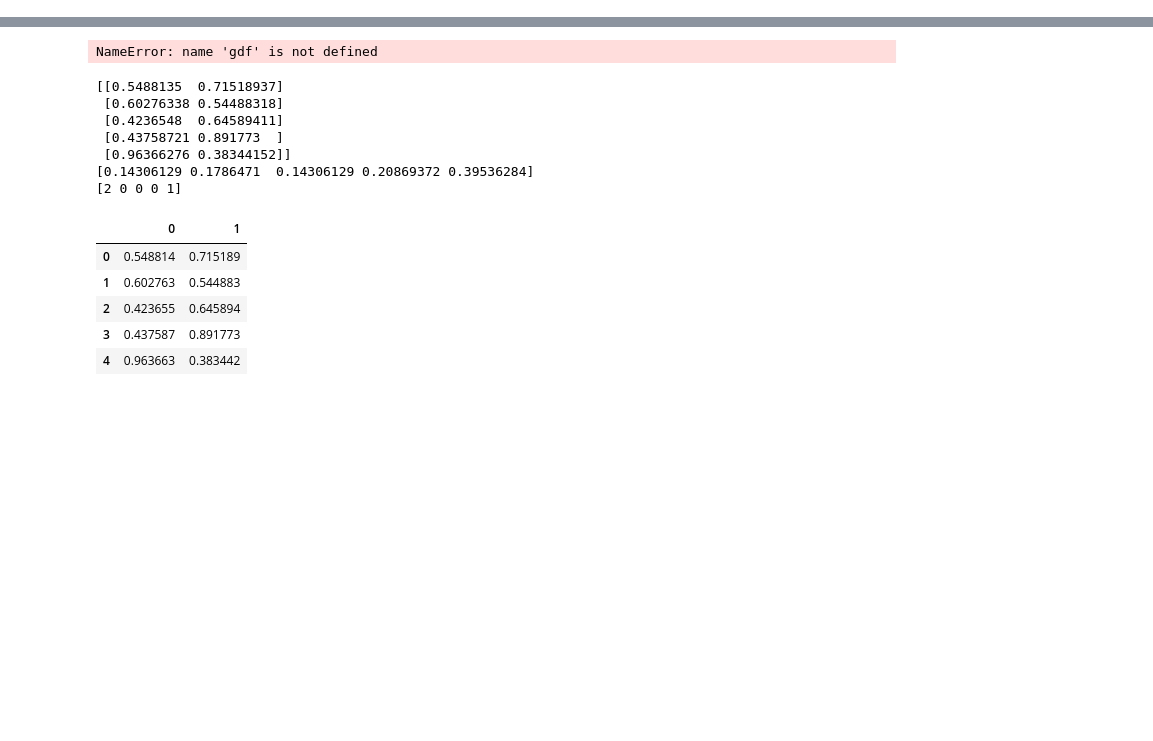
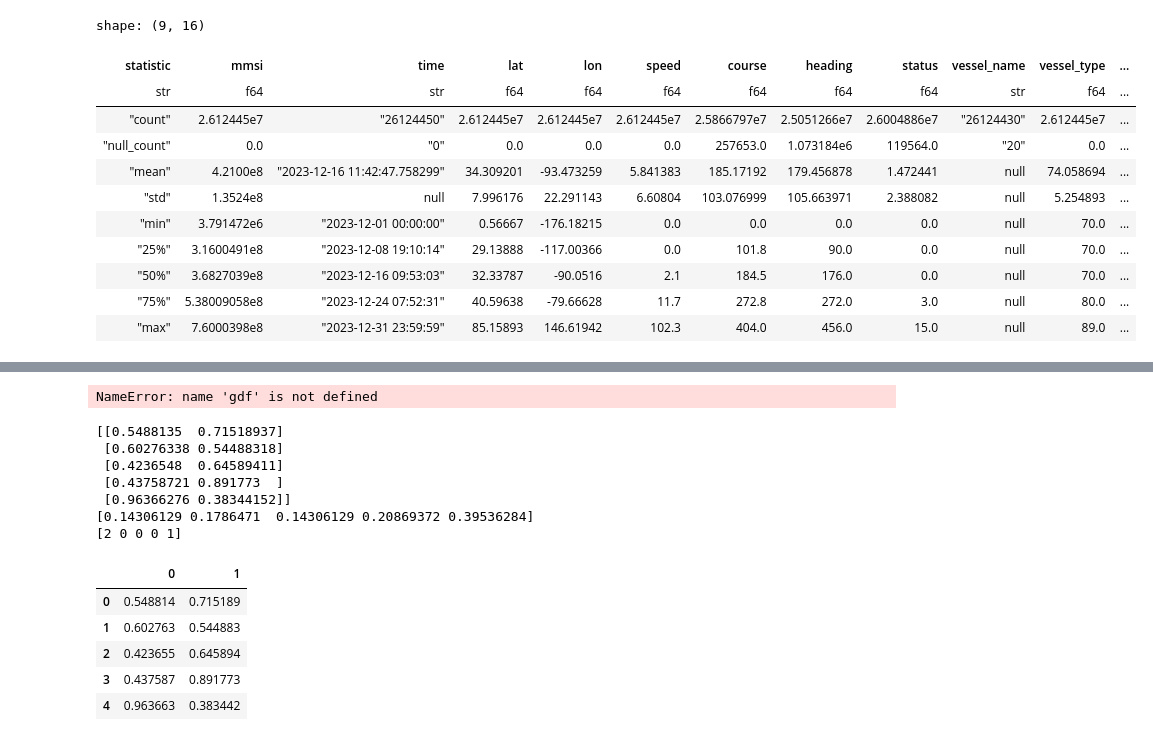
Before and after one commit to epistemetrica/Port-Performance-Project, a Jupyter notebook: ppi_sandbox.ipynb, the cells around one changed output, grey strips where cells are left out. Drawn from its saved outputs; the diff is of its cells as text; code cells hidden in the pictures; blank space fills up the shorter version.

```diff
--- a/ppi_sandbox.ipynb
+++ b/ppi_sandbox.ipynb
@@ -29,0 +5,11 @@ new geometry: POINT (-73.74816000000003 42.64271000000003)
+# %%
+polars_lf = (
+    #load from parquet file - NOTE scan_ tells polars to be in lazy mode
+    pl.scan_parquet('ais data/data/ais_clean/ais_2023_12.parquet')
+    #sort by vessel and time
+    .sort(['mmsi', 'time'])
+    #drop smaller vessels
+    .filter(pl.col('length')>100)
+    #keep necessary columns
+    .select(['mmsi','time', 'status'])
+)
@@ -29,0 +63,15 @@ new geometry: POINT (-73.74816000000003 42.64271000000003)
+# %%
+polars_lf.collect().describe()
+# %% [output]
+shape: (9, 16)
+| statistic | mmsi | time | lat | lon | speed | course | heading | status | vessel_name | vessel_type | ... |
+| str | f64 | str | f64 | f64 | f64 | f64 | f64 | f64 | str | f64 | ... |
+| "count" | 2.612445e7 | "26124450" | 2.612445e7 | 2.612445e7 | 2.612445e7 | 2.5866797e7 | 2.5051266e7 | 2.6004886e7 | "26124430" | 2.612445e7 | ... |
+| "null_count" | 0.0 | "0" | 0.0 | 0.0 | 0.0 | 257653.0 | 1.073184e6 | 119564.0 | "20" | 0.0 | ... |
+| "mean" | 4.2100e8 | "2023-12-16 11:42:47.758299" | 34.309201 | -93.473259 | 5.841383 | 185.17192 | 179.456878 | 1.472441 | null | 74.058694 | ... |
+| "std" | 1.3524e8 | null | 7.996176 | 22.291143 | 6.60804 | 103.076999 | 105.663971 | 2.388082 | null | 5.254893 | ... |
+| "min" | 3.791472e6 | "2023-12-01 00:00:00" | 0.56667 | -176.18215 | 0.0 | 0.0 | 0.0 | 0.0 | null | 70.0 | ... |
+| "25%" | 3.1600491e8 | "2023-12-08 19:10:14" | 29.13888 | -117.00366 | 0.0 | 101.8 | 90.0 | 0.0 | null | 70.0 | ... |
+| "50%" | 3.6827039e8 | "2023-12-16 09:53:03" | 32.33787 | -90.0516 | 2.1 | 184.5 | 176.0 | 0.0 | null | 70.0 | ... |
+| "75%" | 5.38009058e8 | "2023-12-24 07:52:31" | 40.59638 | -79.66628 | 11.7 | 272.8 | 272.0 | 3.0 | null | 80.0 | ... |
+| "max" | 7.6000398e8 | "2023-12-31 23:59:59" | 85.15893 | 146.61942 | 102.3 | 404.0 | 456.0 | 15.0 | null | 89.0 | ... |
```
Also changed, not shown: parts of 12 cells of this notebook, 9 other files.
